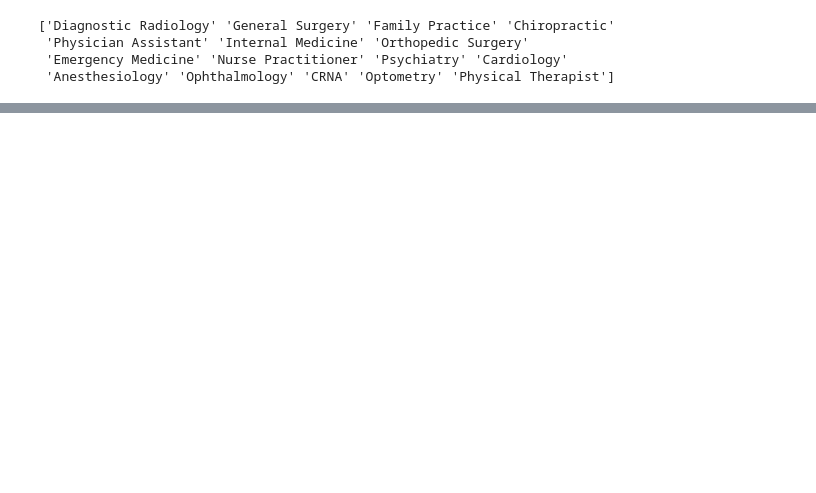
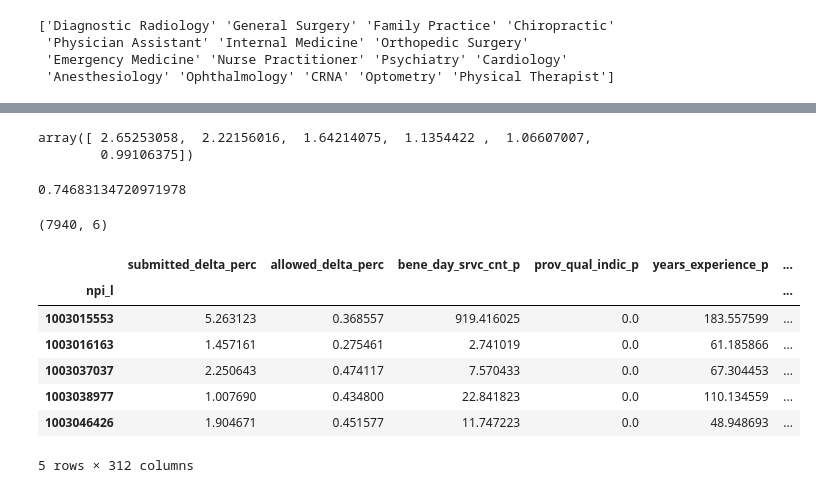
Before and after one commit to aurel1212/Capstone-TBD, a Jupyter notebook: model_testing.ipynb, the cells around one changed output, grey strips where cells are left out. Cells and saved outputs as stored; diff of their text form; code cells hidden in the pictures; blank space fills up the shorter version.

```diff
--- a/model_testing.ipynb
+++ b/model_testing.ipynb
@@ -219,0 +252,9 @@ print "    Naive Bayes:", get_scores(MultinomialNB, X_train, X_test, y_train, y_
+# %%
+pca.explained_variance_
+# %% [output]
+array([ 2.65253058,  2.22156016,  1.64214075,  1.1354422 ,  1.06607007,
+        0.99106375])
+# %%
+sum(pca.explained_variance_ratio_)
+# %% [output]
+0.74683134720971978
@@ -219,0 +263,4 @@ print "    Naive Bayes:", get_scores(MultinomialNB, X_train, X_test, y_train, y_
+# %%
+X_pca_transformed.shape
+# %% [output]
+(7940, 6)
@@ -219,0 +269,11 @@ print "    Naive Bayes:", get_scores(MultinomialNB, X_train, X_test, y_train, y_
+# %%
+df.head()
+# %% [output]
+|  | submitted_delta_perc | allowed_delta_perc | bene_day_srvc_cnt_p | prov_qual_indic_p | years_experience_p | ... |
+| npi_l |  |  |  |  |  | ... |
+| 1003015553 | 5.263123 | 0.368557 | 919.416025 | 0.0 | 183.557599 | ... |
+| 1003016163 | 1.457161 | 0.275461 | 2.741019 | 0.0 | 61.185866 | ... |
+| 1003037037 | 2.250643 | 0.474117 | 7.570433 | 0.0 | 67.304453 | ... |
+| 1003038977 | 1.007690 | 0.434800 | 22.841823 | 0.0 | 110.134559 | ... |
+| 1003046426 | 1.904671 | 0.451577 | 11.747223 | 0.0 | 48.948693 | ... |
+5 rows × 312 columns
```
Also changed, not shown: parts of 34 cells of this notebook.
